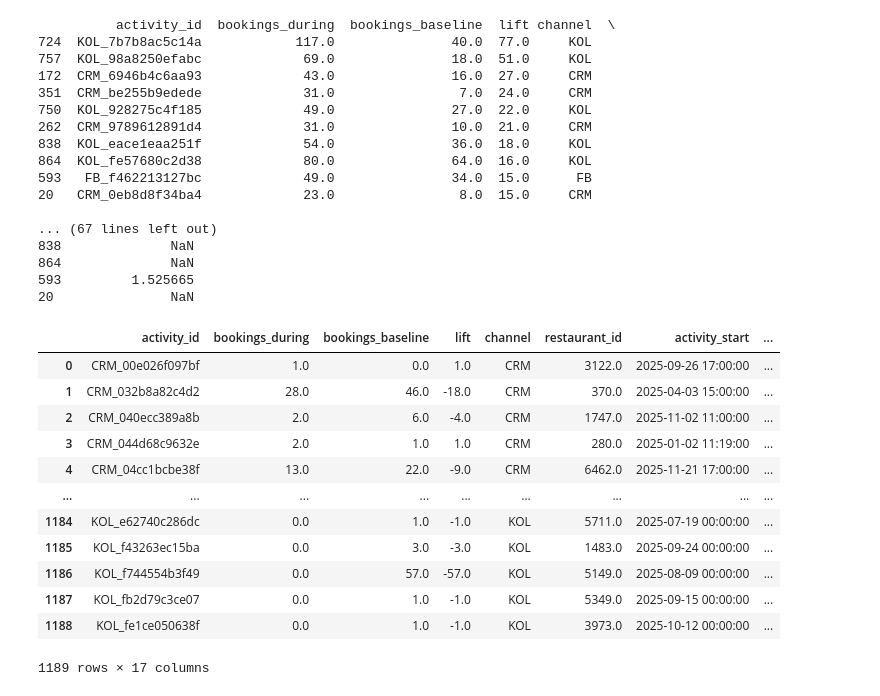
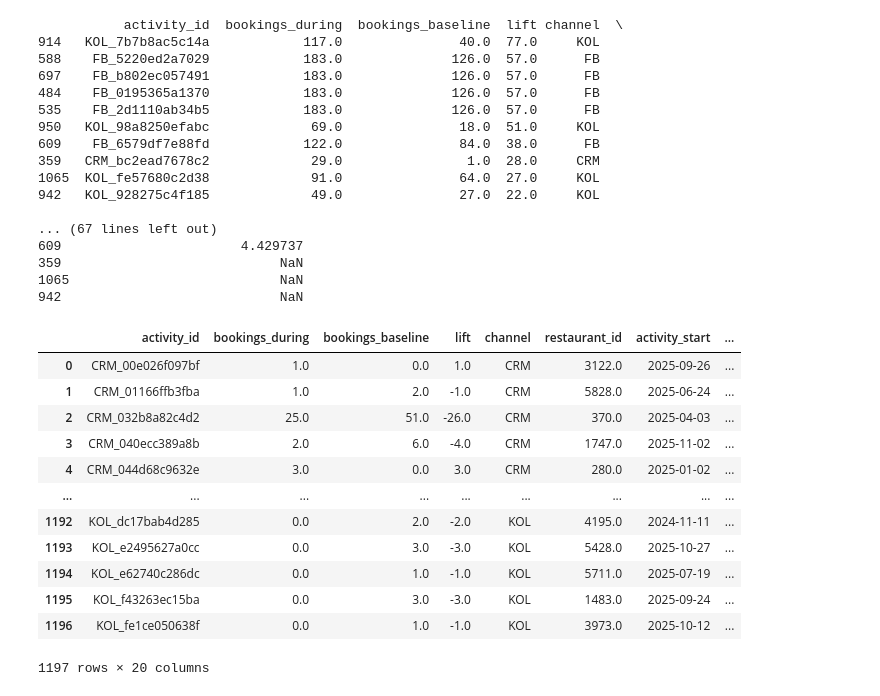
Before and after one commit to liyunling2/OPE, a Jupyter notebook: _3_marketing/compare_bookings_with_marketing.ipynb, the cells around one changed output. Drawn from its saved outputs; the diff is of its cells as text; code cells hidden in the pictures.

```diff
--- a/_3_marketing/compare_bookings_with_marketing.ipynb
+++ b/_3_marketing/compare_bookings_with_marketing.ipynb
@@ -225,57 +263,70 @@ max         117.000000         249.000000    77.000000
 # %%
 # Keep 1 row per activity_id with key metadata
-mkt_meta = mkt[[
+mkt_meta = mkt_lift[[
     "activity_id", "channel", "restaurant_id",
-    "activity_start", "activity_end",
+    "activity_start", "activity_end", "window_hours",
     "crm_campaign_name", "crm_topic", "crm_audience",
     "kol_platform", "kol_username", "kol_post_url",
-    "fb_ad_name", "fb_amount_spent_thb"
+    "fb_campaign", "fb_amount_spent_thb"
 ]].drop_duplicates("activity_id")
 
 activity_perf = lift_table.merge(mkt_meta, on="activity_id", how="left")
 
 # Add ROI-like metrics when possible (FB)
+# Bookings per day — normalises lift across different campaign durations
+# WHY: A 30-day FB campaign with lift=10 is worse than a 3-day CRM with lift=10.
+# Dividing by window days makes channels comparable.
+activity_perf["window_days"] = activity_perf["window_hours"] / 24.0
+activity_perf["lift_per_day"] = activity_perf["lift"] / activity_perf["window_days"]
+
+# Cost per incremental booking
 activity_perf["fb_amount_spent_thb"] = pd.to_numeric(activity_perf["fb_amount_spent_thb"], errors="coerce")
-activity_perf["lift_per_1k_thb"] = np.where(
-    (activity_perf["channel"] == "FB") & activity_perf["fb_amount_spent_thb"].gt(0),
-    activity_perf["lift"] / (activity_perf["fb_amount_spent_thb"] / 1000.0),
+activity_perf["cost_per_incremental_booking"] = np.where(
+    (activity_perf["channel"] == "FB") & activity_perf["lift"].gt(0) & activity_perf["fb_amount_spent_thb"].gt(0),
+    activity_perf["fb_amount_spent_thb"] / activity_perf["lift"],
     np.nan
 )
+# activity_perf["fb_amount_spent_thb"] = pd.to_numeric(activity_perf["fb_amount_spent_thb"], errors="coerce")
+# activity_perf["lift_per_1k_thb"] = np.where(
+#     (activity_perf["channel"] == "FB") & activity_perf["fb_amount_spent_thb"].gt(0),
+#     activity_perf["lift"] / (activity_perf["fb_amount_spent_thb"] / 1000.0),
+#     np.nan
+# )
 
 activity_perf.to_csv(OUT_DIR / "activity_performance_lift.csv", index=False)
 print(activity_perf.sort_values("lift", ascending=False).head(10))
 activity_perf
 # %% [output]
-          activity_id  bookings_during  bookings_baseline  lift channel  \
-724  KOL_7b7b8ac5c14a            117.0               40.0  77.0     KOL
-757  KOL_98a8250efabc             69.0               18.0  51.0     KOL
-172  CRM_6946b4c6aa93             43.0               16.0  27.0     CRM
-351  CRM_be255b9edede             31.0                7.0  24.0     CRM
-750  KOL_928275c4f185             49.0               27.0  22.0     KOL
-262  CRM_9789612891d4             31.0               10.0  21.0     CRM
-838  KOL_eace1eaa251f             54.0               36.0  18.0     KOL
-864  KOL_fe57680c2d38             80.0               64.0  16.0     KOL
-593   FB_f462213127bc             49.0               34.0  15.0      FB
-20   CRM_0eb8d8f34ba4             23.0                8.0  15.0     CRM
+           activity_id  bookings_during  bookings_baseline  lift channel  \
+914   KOL_7b7b8ac5c14a            117.0               40.0  77.0     KOL
+588    FB_5220ed2a7029            183.0              126.0  57.0      FB
+697    FB_b802ec057491            183.0              126.0  57.0      FB
+484    FB_0195365a1370            183.0              126.0  57.0      FB
+535    FB_2d1110ab34b5            183.0              126.0  57.0      FB
+950   KOL_98a8250efabc             69.0               18.0  51.0     KOL
+609    FB_6579df7e88fd            122.0               84.0  38.0      FB
+359   CRM_bc2ead7678c2             29.0                1.0  28.0     CRM
+1065  KOL_fe57680c2d38             91.0               64.0  27.0     KOL
+942   KOL_928275c4f185             49.0               27.0  22.0     KOL
 
 ... (67 lines left out)
-838              NaN
-864              NaN
-593         1.525665
-20               NaN
+609                       4.429737
+359                            NaN
+1065                           NaN
+942                            NaN
 |  | activity_id | bookings_during | bookings_baseline | lift | channel | restaurant_id | activity_start | ... |
-| 0 | CRM_00e026f097bf | 1.0 | 0.0 | 1.0 | CRM | 3122.0 | 2025-09-26 17:00:00 | ... |
-| 1 | CRM_032b8a82c4d2 | 28.0 | 46.0 | -18.0 | CRM | 370.0 | 2025-04-03 15:00:00 | ... |
-| 2 | CRM_040ecc389a8b | 2.0 | 6.0 | -4.0 | CRM | 1747.0 | 2025-11-02 11:00:00 | ... |
-| 3 | CRM_044d68c9632e | 2.0 | 1.0 | 1.0 | CRM | 280.0 | 2025-01-02 11:19:00 | ... |
-| 4 | CRM_04cc1bcbe38f | 13.0 | 22.0 | -9.0 | CRM | 6462.0 | 2025-11-21 17:00:00 | ... |
+| 0 | CRM_00e026f097bf | 1.0 | 0.0 | 1.0 | CRM | 3122.0 | 2025-09-26 | ... |
+| 1 | CRM_01166ffb3fba | 1.0 | 2.0 | -1.0 | CRM | 5828.0 | 2025-06-24 | ... |
+| 2 | CRM_032b8a82c4d2 | 25.0 | 51.0 | -26.0 | CRM | 370.0 | 2025-04-03 | ... |
+| 3 | CRM_040ecc389a8b | 2.0 | 6.0 | -4.0 | CRM | 1747.0 | 2025-11-02 | ... |
+| 4 | CRM_044d68c9632e | 3.0 | 0.0 | 3.0 | CRM | 280.0 | 2025-01-02 | ... |
 | ... | ... | ... | ... | ... | ... | ... | ... | ... |
-| 1184 | KOL_e62740c286dc | 0.0 | 1.0 | -1.0 | KOL | 5711.0 | 2025-07-19 00:00:00 | ... |
-| 1185 | KOL_f43263ec15ba | 0.0 | 3.0 | -3.0 | KOL | 1483.0 | 2025-09-24 00:00:00 | ... |
-| 1186 | KOL_f744554b3f49 | 0.0 | 57.0 | -57.0 | KOL | 5149.0 | 2025-08-09 00:00:00 | ... |
-| 1187 | KOL_fb2d79c3ce07 | 0.0 | 1.0 | -1.0 | KOL | 5349.0 | 2025-09-15 00:00:00 | ... |
-| 1188 | KOL_fe1ce050638f | 0.0 | 1.0 | -1.0 | KOL | 3973.0 | 2025-10-12 00:00:00 | ... |
+| 1192 | KOL_dc17bab4d285 | 0.0 | 2.0 | -2.0 | KOL | 4195.0 | 2024-11-11 | ... |
+| 1193 | KOL_e2495627a0cc | 0.0 | 3.0 | -3.0 | KOL | 5428.0 | 2025-10-27 | ... |
+| 1194 | KOL_e62740c286dc | 0.0 | 1.0 | -1.0 | KOL | 5711.0 | 2025-07-19 | ... |
+| 1195 | KOL_f43263ec15ba | 0.0 | 3.0 | -3.0 | KOL | 1483.0 | 2025-09-24 | ... |
+| 1196 | KOL_fe1ce050638f | 0.0 | 1.0 | -1.0 | KOL | 3973.0 | 2025-10-12 | ... |
-1189 rows × 17 columns
+1197 rows × 20 columns
 # %%
 channel_summary = (
     activity_perf
```
Also changed, not shown: parts of 4 cells of this notebook, 4 other files.
